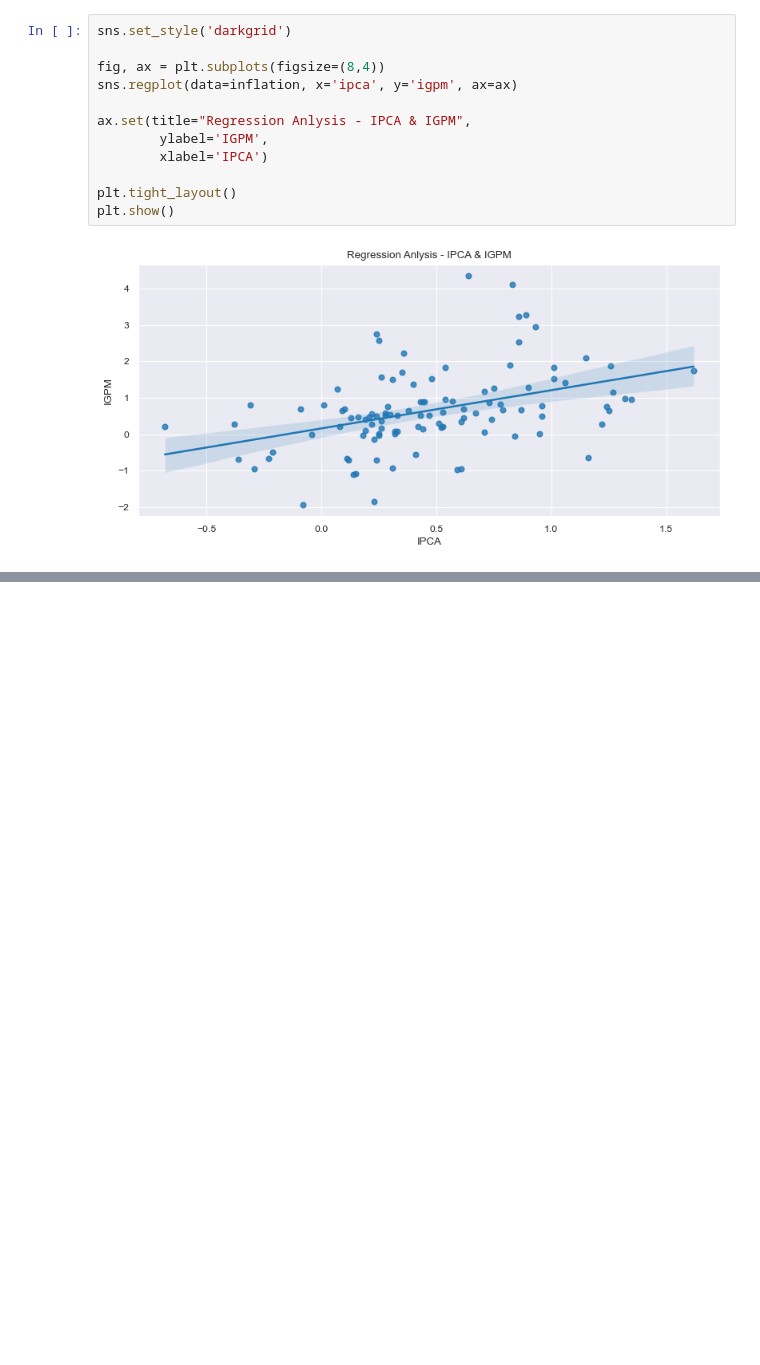
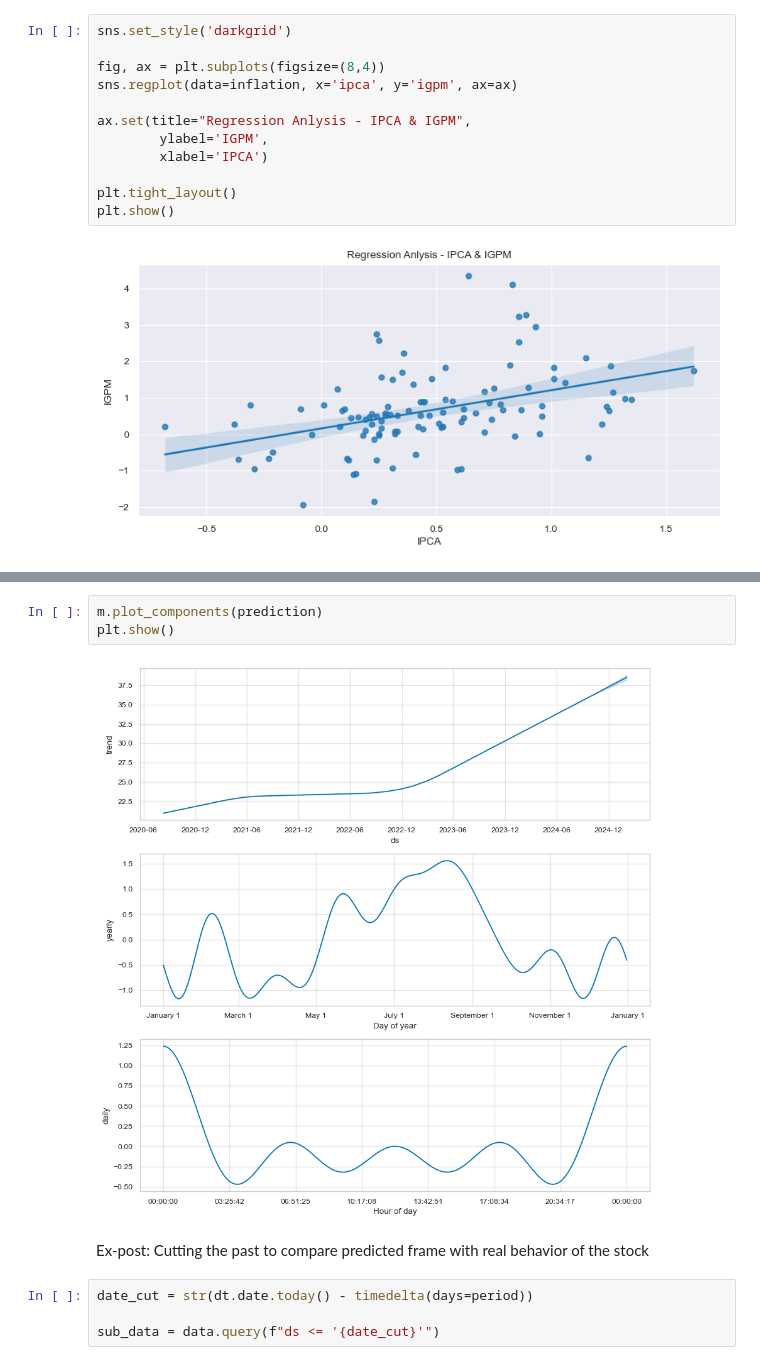
Before and after one commit to vitrpereira/analytics, a Jupyter notebook: notebooks/bpac11_stock_overview.ipynb, the cells around one changed output, grey strips where cells are left out. Drawn from its saved outputs; the diff is of its cells as text; blank space fills up the shorter version.

```diff
--- a/notebooks/bpac11_stock_overview.ipynb
+++ b/notebooks/bpac11_stock_overview.ipynb
@@ -363,0 +394,11 @@ plt.show()
+# %%
+m.plot_components(prediction)
+plt.show()
+# %% [output]
+[figure, added]
+# %% [markdown]
+Ex-post: Cutting the past to compare predicted frame with real behavior of the stock
+# %%
+date_cut = str(dt.date.today() - timedelta(days=period))
+
+sub_data = data.query(f"ds <= '{date_cut}'")
```
Also changed, not shown: parts of 30 cells of this notebook.
